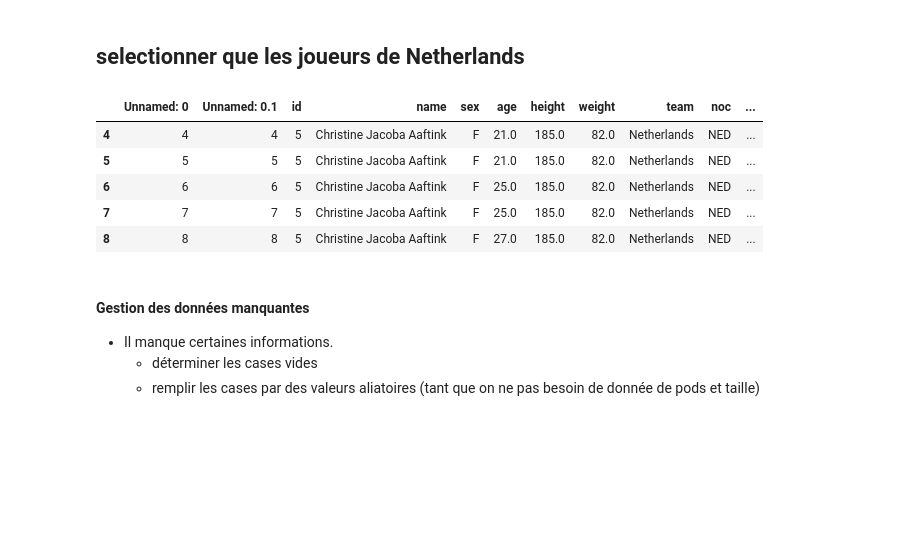
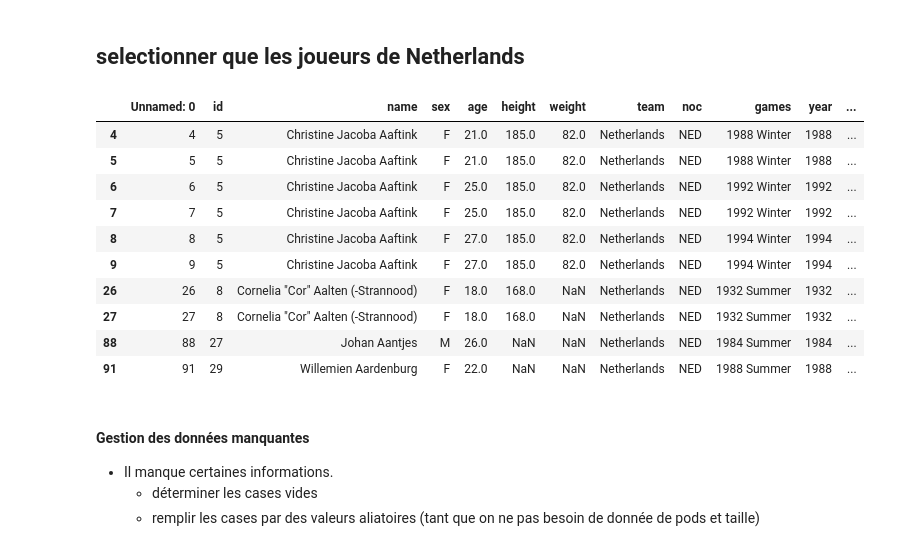
Before and after one commit to abdelghanids/data-analysis-new, a Jupyter notebook: index.ipynb, the cells around one changed output. Saved outputs shown, nothing was run; the diff lists cells and outputs as text; code cells hidden in the pictures; blank space fills up the shorter version.

```diff
--- a/index.ipynb
+++ b/index.ipynb
@@ -118,14 +118,19 @@ memory usage: 35.2+ MB
 ## selectionner que les joueurs de Netherlands
 # %%
 Neth_olympic=olympic[olympic.team=="Netherlands"]
-Neth_olympic.head(5)
+Neth_olympic.head(10)
 # %% [output]
-|  | Unnamed: 0 | Unnamed: 0.1 | id | name | sex | age | height | weight | team | noc | ... |
-| 4 | 4 | 4 | 5 | Christine Jacoba Aaftink | F | 21.0 | 185.0 | 82.0 | Netherlands | NED | ... |
-| 5 | 5 | 5 | 5 | Christine Jacoba Aaftink | F | 21.0 | 185.0 | 82.0 | Netherlands | NED | ... |
-| 6 | 6 | 6 | 5 | Christine Jacoba Aaftink | F | 25.0 | 185.0 | 82.0 | Netherlands | NED | ... |
-| 7 | 7 | 7 | 5 | Christine Jacoba Aaftink | F | 25.0 | 185.0 | 82.0 | Netherlands | NED | ... |
-| 8 | 8 | 8 | 5 | Christine Jacoba Aaftink | F | 27.0 | 185.0 | 82.0 | Netherlands | NED | ... |
+|  | Unnamed: 0 | id | name | sex | age | height | weight | team | noc | games | year | ... |
+| 4 | 4 | 5 | Christine Jacoba Aaftink | F | 21.0 | 185.0 | 82.0 | Netherlands | NED | 1988 Winter | 1988 | ... |
+| 5 | 5 | 5 | Christine Jacoba Aaftink | F | 21.0 | 185.0 | 82.0 | Netherlands | NED | 1988 Winter | 1988 | ... |
+| 6 | 6 | 5 | Christine Jacoba Aaftink | F | 25.0 | 185.0 | 82.0 | Netherlands | NED | 1992 Winter | 1992 | ... |
+| 7 | 7 | 5 | Christine Jacoba Aaftink | F | 25.0 | 185.0 | 82.0 | Netherlands | NED | 1992 Winter | 1992 | ... |
+| 8 | 8 | 5 | Christine Jacoba Aaftink | F | 27.0 | 185.0 | 82.0 | Netherlands | NED | 1994 Winter | 1994 | ... |
+| 9 | 9 | 5 | Christine Jacoba Aaftink | F | 27.0 | 185.0 | 82.0 | Netherlands | NED | 1994 Winter | 1994 | ... |
+| 26 | 26 | 8 | Cornelia "Cor" Aalten (-Strannood) | F | 18.0 | 168.0 | NaN | Netherlands | NED | 1932 Summer | 1932 | ... |
+| 27 | 27 | 8 | Cornelia "Cor" Aalten (-Strannood) | F | 18.0 | 168.0 | NaN | Netherlands | NED | 1932 Summer | 1932 | ... |
+| 88 | 88 | 27 | Johan Aantjes | M | 26.0 | NaN | NaN | Netherlands | NED | 1984 Summer | 1984 | ... |
+| 91 | 91 | 29 | Willemien Aardenburg | F | 22.0 | NaN | NaN | Netherlands | NED | 1988 Summer | 1988 | ... |
 # %% [markdown]
 #### Gestion des données manquantes
 * Il manque certaines informations.
```
Also changed, not shown: parts of 18 cells of this notebook, 4 other files.
